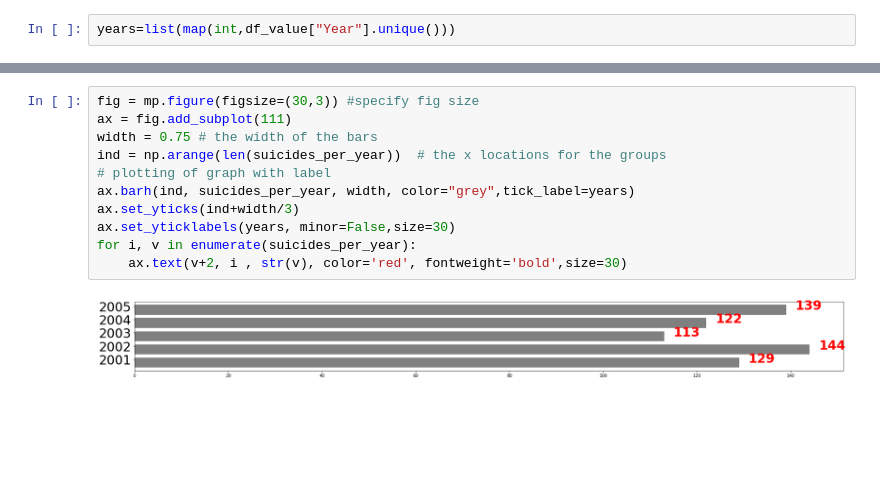
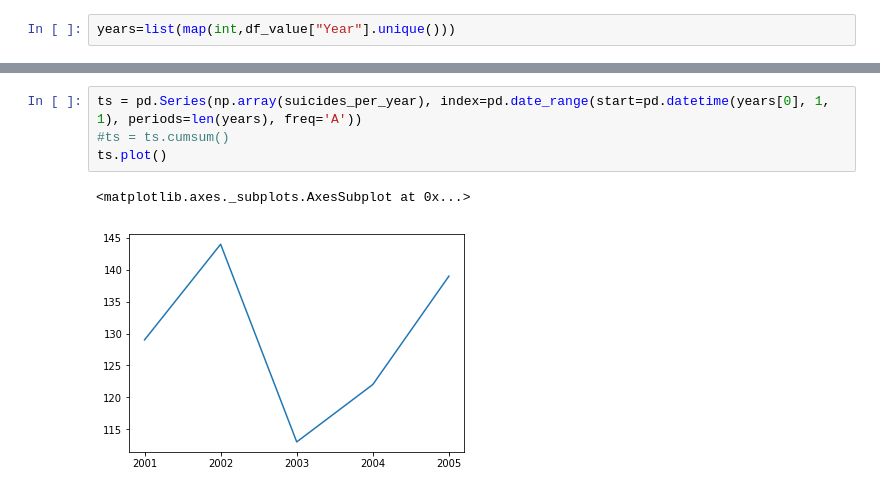
Before and after one commit to rahulkrishnan221/Suicide-analysis, a Jupyter notebook: analysis_suicide.ipynb, the cells around one changed output, grey strips where cells are left out. Cells and saved outputs as stored; diff of their text form; blank space fills up the shorter version.

```diff
--- a/analysis_suicide.ipynb
+++ b/analysis_suicide.ipynb
@@ -391,15 +392,9 @@ suicides_per_year=list(map(int,suicides_per_year))
 # %% [output]
 [129, 144, 113, 122, 139]
-# %%
-fig = mp.figure(figsize=(30,3)) #specify fig size
-ax = fig.add_subplot(111)
-width = 0.75 # the width of the bars
-ind = np.arange(len(suicides_per_year))  # the x locations for the groups
-# plotting of graph with label
-ax.barh(ind, suicides_per_year, width, color="grey",tick_label=years)
-ax.set_yticks(ind+width/3)
-ax.set_yticklabels(years, minor=False,size=30)
-for i, v in enumerate(suicides_per_year):
-    ax.text(v+2, i , str(v), color='red', fontweight='bold',size=30)
-# %% [output]
-[figure, removed]
+# %%
+ts = pd.Series(np.array(suicides_per_year), index=pd.date_range(start=pd.datetime(years[0], 1, 1), periods=len(years), freq='A'))
+#ts = ts.cumsum()
+ts.plot()
+# %% [output]
+<matplotlib.axes._subplots.AxesSubplot at 0x...>
+[figure, added]
```
Also changed, not shown: parts of 3 cells of this notebook.
